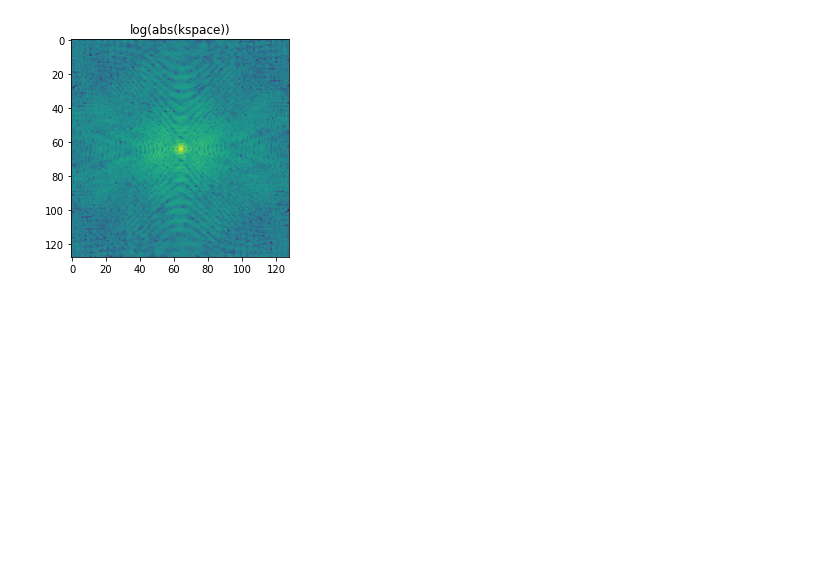
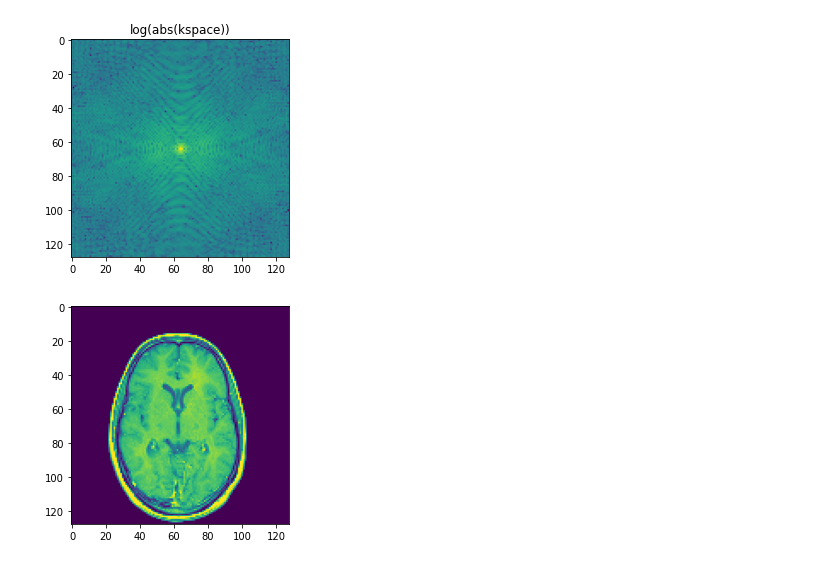
Before and after one commit to patbolan/MPHY5178_F22, a Jupyter notebook: Math_Review/1_recon_FFT.ipynb, the cells around one changed output. Cells and saved outputs as stored; diff of their text form; code cells hidden in the pictures; blank space fills up the shorter version.

```diff
--- a/Math_Review/1_recon_FFT.ipynb
+++ b/Math_Review/1_recon_FFT.ipynb
@@ -32,3 +32,11 @@ plt.title('log(abs(kspace))')
 plt.show()
 # %% [output]
 [figure]
+# %%
+# Go backwards!
+# Note: ifftshift is exactly equal to fftshift if the matrix sizes are even
+img2 = np.fft.fftshift(np.fft.ifft2(np.fft.ifftshift(ksp)))
+plt.imshow(np.abs(img2))
+plt.show()
+# %% [output]
+[figure, added]
```
